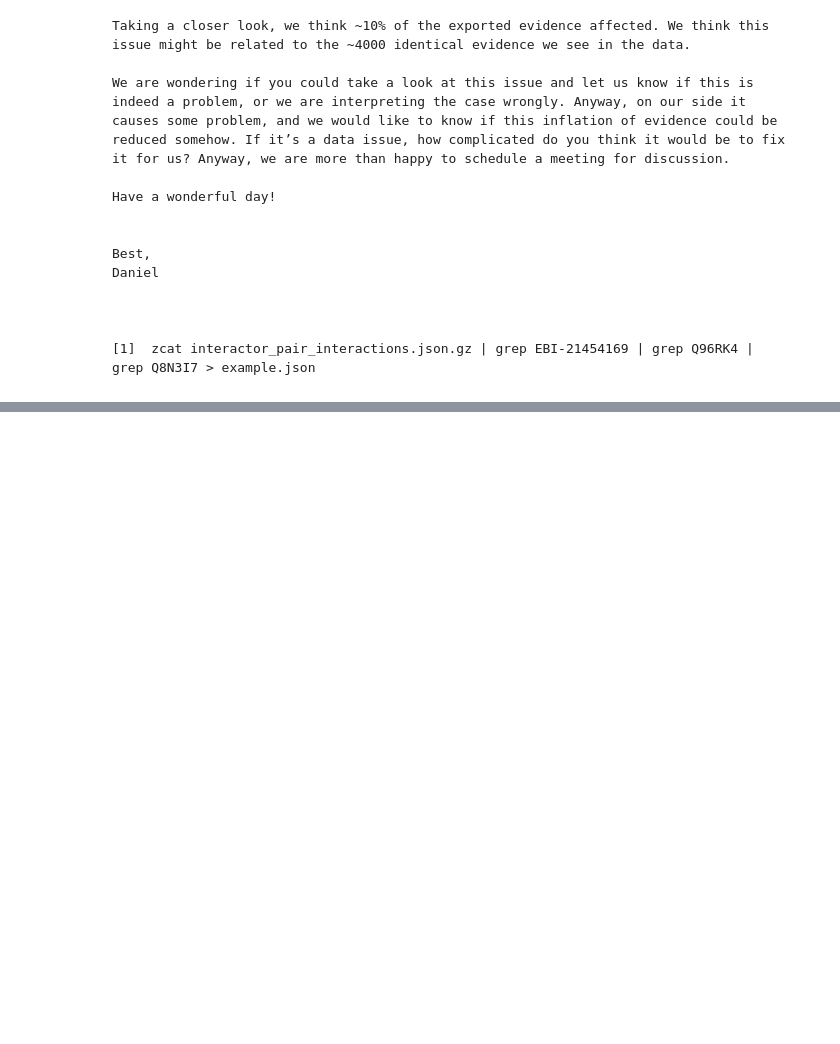
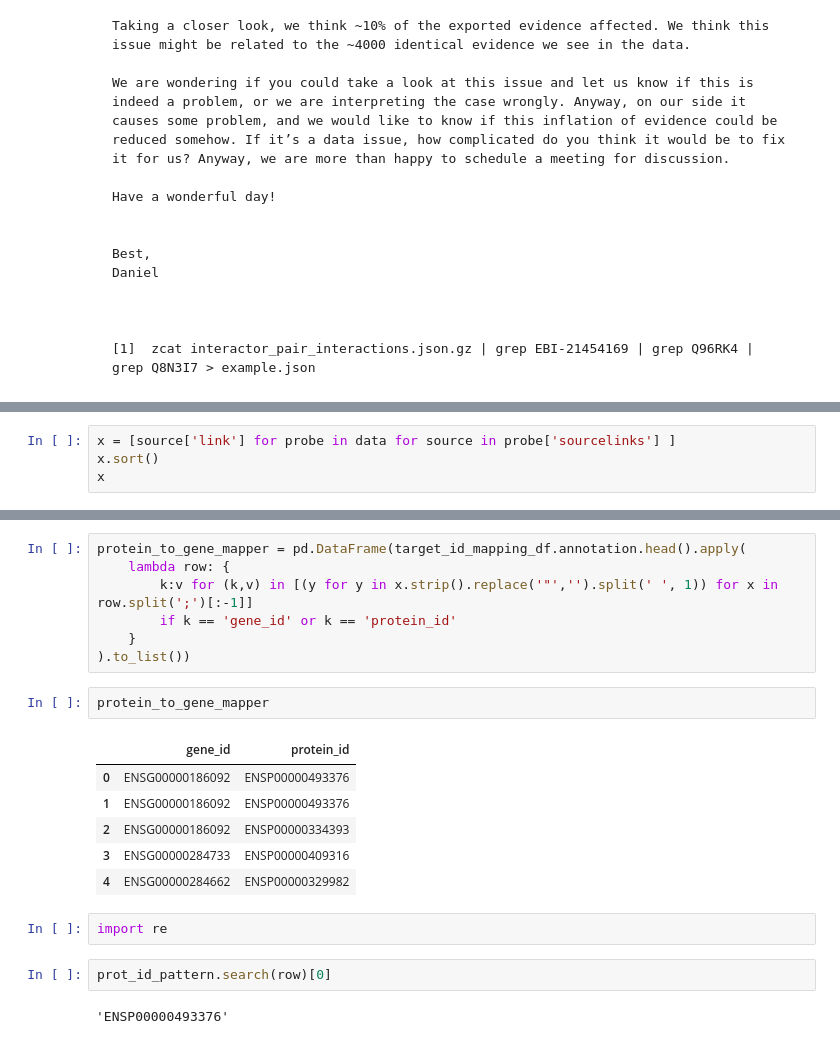
Before and after one commit to DSuveges/random_notebooks, a Jupyter notebook: 2020.09.15_checking_intact_data/checking_intact.ipynb, the cells around one changed output, grey strips where cells are left out. Cells and saved outputs as stored; diff of their text form; blank space fills up the shorter version.

```diff
--- a/2020.09.15_checking_intact_data/checking_intact.ipynb
+++ b/2020.09.15_checking_intact_data/checking_intact.ipynb
@@ -176,0 +245,4 @@ Daniel
+# %%
+x = [source['link'] for probe in data for source in probe['sourcelinks'] ]
+x.sort()
+x
@@ -176,0 +286,22 @@ Daniel
+# %%
+protein_to_gene_mapper = pd.DataFrame(target_id_mapping_df.annotation.head().apply(
+    lambda row: {
+        k:v for (k,v) in [(y for y in x.strip().replace('"','').split(' ', 1)) for x in row.split(';')[:-1]]
+        if k == 'gene_id' or k == 'protein_id'
+    }
+).to_list())
+# %%
+protein_to_gene_mapper
+# %% [output]
+|  | gene_id | protein_id |
+| 0 | ENSG00000186092 | ENSP00000493376 |
+| 1 | ENSG00000186092 | ENSP00000493376 |
+| 2 | ENSG00000186092 | ENSP00000334393 |
+| 3 | ENSG00000284733 | ENSP00000409316 |
+| 4 | ENSG00000284662 | ENSP00000329982 |
+# %%
+import re
+# %%
+prot_id_pattern.search(row)[0]
+# %% [output]
+'ENSP00000493376'
```
Also changed, not shown: parts of 15 cells of this notebook.
